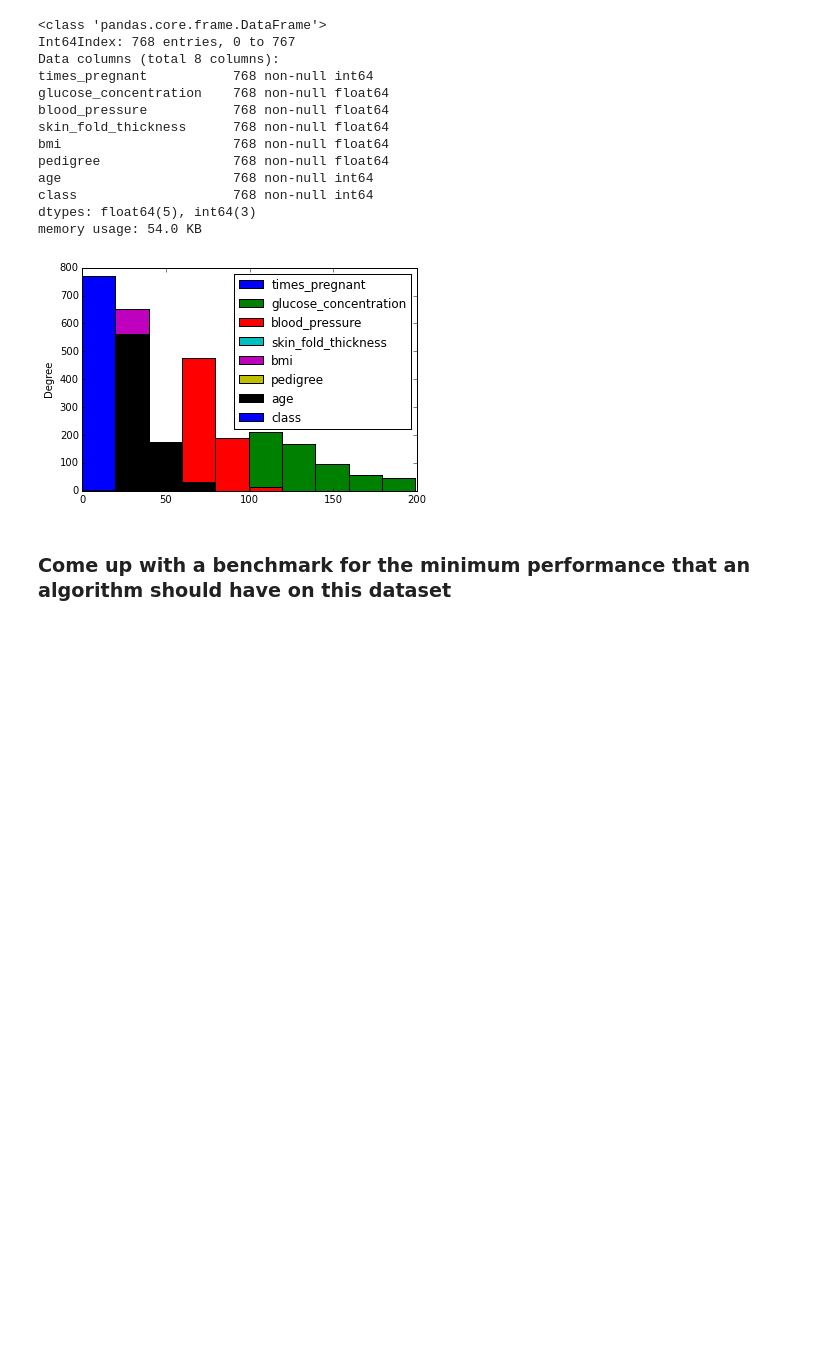
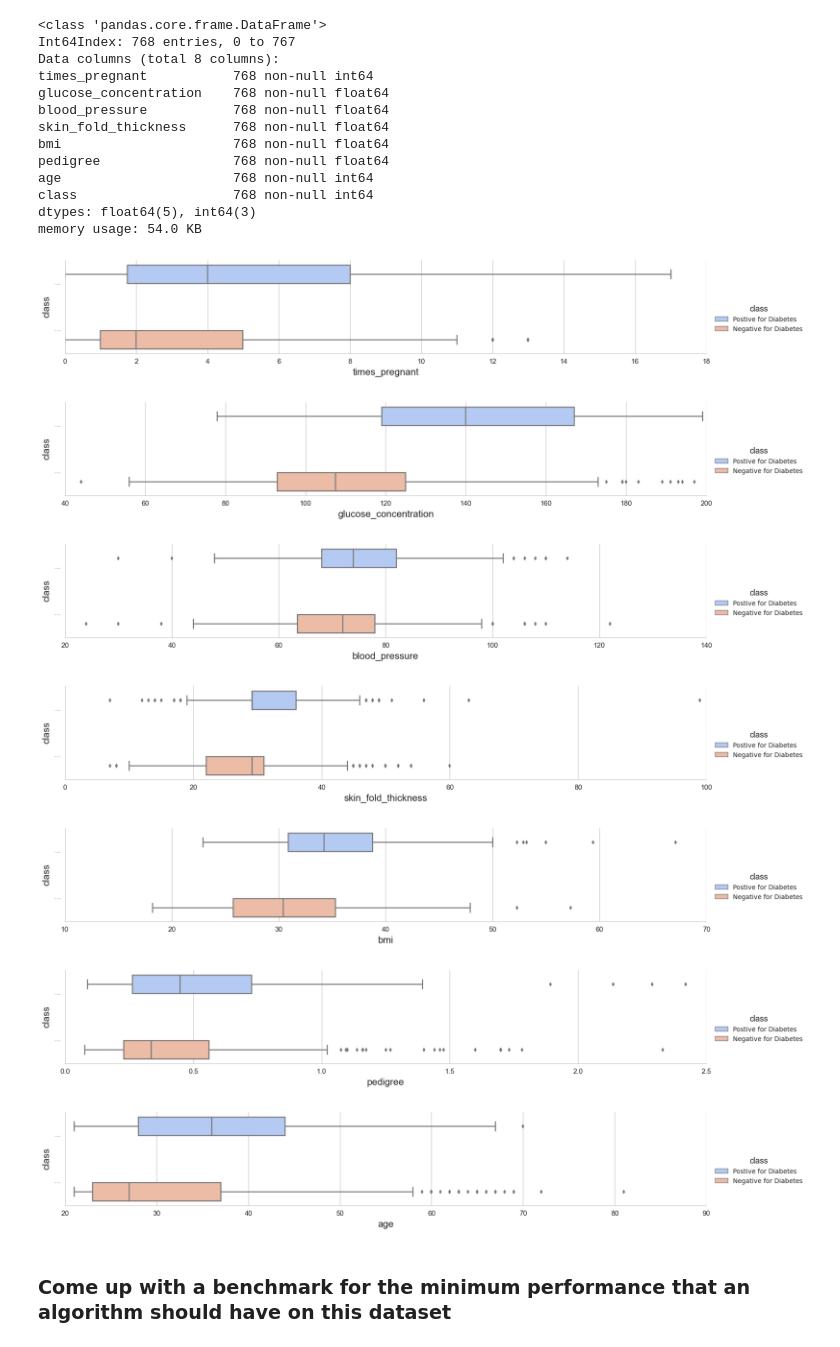
Before and after one commit to rogeliozunigarubio/data_science_portfolio, a Jupyter notebook: GA_DAT HW 02.ipynb, the cells around one changed output. Drawn from its saved outputs; the diff is of its cells as text; code cells hidden in the pictures; blank space fills up the shorter version.

```diff
--- a/GA_DAT HW 02.ipynb
+++ b/GA_DAT HW 02.ipynb
@@ -143,9 +142,22 @@ age                      768 non-null int64
 class                    768 non-null int64
 dtypes: float64(5), int64(3)
 memory usage: 54.0 KB
-# %%
-pima_data.plot(kind='hist', x=pima_data['age']);
-# %% [output]
-[figure, removed]
+# %%
+import seaborn as sns
+sns.set_style("whitegrid")
+sns.set_context(rc={'ytick.labelsize': 0.0,'axes.labelsize': 15.0,'axes.titlesize': 10.0,'xtick.labelsize': 11.0})
+pima_data_vis = pima_data.replace({'class':{0:'Negative for Diabetes',1:'Postive for Diabetes'}})
+for nextFeature in pima_data.columns:
+    if nextFeature != 'class':
+        sns.factorplot(x=nextFeature, y="class", hue="class",legend=True ,data=pima_data_vis, kind="box",
+                       size=3, aspect=5, palette="coolwarm", orient="h");
+# %% [output]
+[figure, added]
+[figure, added]
+[figure, added]
+[figure, added]
+[figure, added]
+[figure, added]
+[figure, added]
 # %% [markdown]
 ### Come up with a benchmark for the minimum performance that an algorithm should have on this dataset
```
Also changed, not shown: parts of 38 cells of this notebook.
